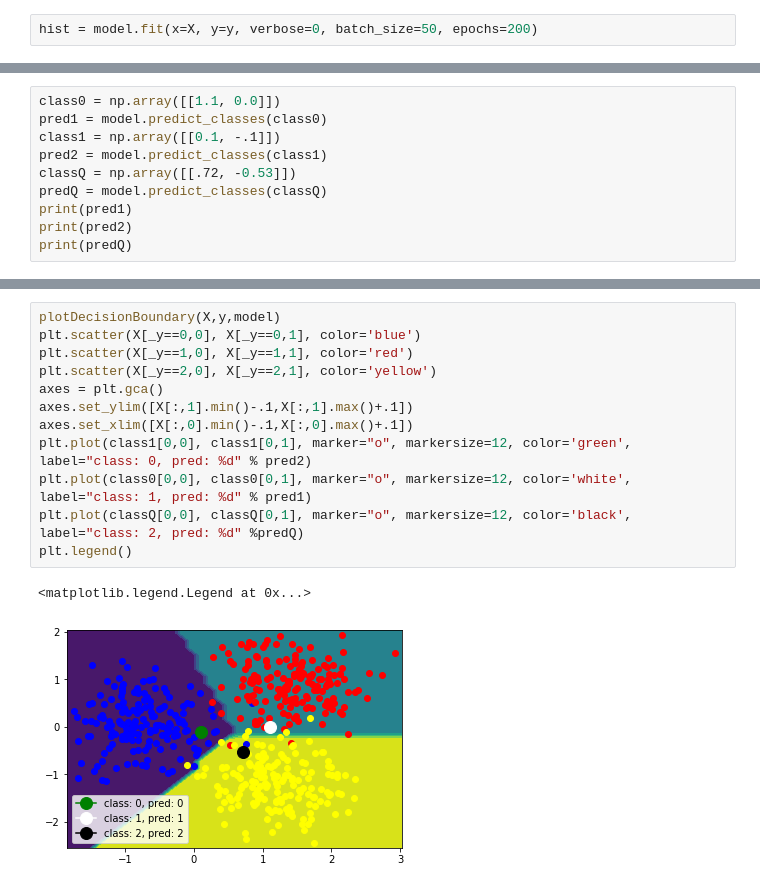
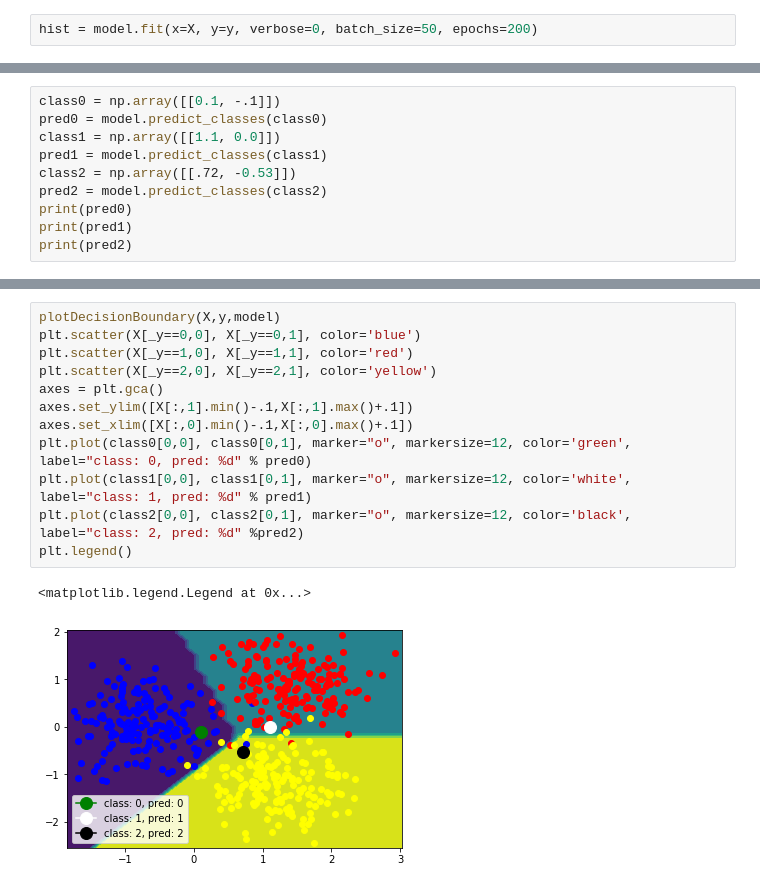
Before and after one commit to darrahts/deeplearning, a Jupyter notebook: kerasMulti.ipynb, the cells around one changed output, grey strips where cells are left out. Saved outputs shown, nothing was run; the diff lists cells and outputs as text.

```diff
--- a/kerasMulti.ipynb
+++ b/kerasMulti.ipynb
@@ -94,11 +112,11 @@ dict_keys(['loss', 'acc'])
 # %%
-class0 = np.array([[1.1, 0.0]])
-pred1 = model.predict_classes(class0)
-class1 = np.array([[0.1, -.1]])
-pred2 = model.predict_classes(class1)
-classQ = np.array([[.72, -0.53]])
-predQ = model.predict_classes(classQ)
+class0 = np.array([[0.1, -.1]])
+pred0 = model.predict_classes(class0)
+class1 = np.array([[1.1, 0.0]])
+pred1 = model.predict_classes(class1)
+class2 = np.array([[.72, -0.53]])
+pred2 = model.predict_classes(class2)
+print(pred0)
 print(pred1)
 print(pred2)
-print(predQ)
 # %% [output]
@@ -110,15 +131,15 @@ print(predQ)
 # %%
 plotDecisionBoundary(X,y,model)
 plt.scatter(X[_y==0,0], X[_y==0,1], color='blue')
 plt.scatter(X[_y==1,0], X[_y==1,1], color='red')
 plt.scatter(X[_y==2,0], X[_y==2,1], color='yellow')
 axes = plt.gca()
 axes.set_ylim([X[:,1].min()-.1,X[:,1].max()+.1])
 axes.set_xlim([X[:,0].min()-.1,X[:,0].max()+.1])
-plt.plot(class1[0,0], class1[0,1], marker="o", markersize=12, color='green', label="class: 0, pred: %d" % pred2)
-plt.plot(class0[0,0], class0[0,1], marker="o", markersize=12, color='white', label="class: 1, pred: %d" % pred1)
-plt.plot(classQ[0,0], classQ[0,1], marker="o", markersize=12, color='black', label="class: 2, pred: %d" %predQ)
+plt.plot(class0[0,0], class0[0,1], marker="o", markersize=12, color='green', label="class: 0, pred: %d" % pred0)
+plt.plot(class1[0,0], class1[0,1], marker="o", markersize=12, color='white', label="class: 1, pred: %d" % pred1)
+plt.plot(class2[0,0], class2[0,1], marker="o", markersize=12, color='black', label="class: 2, pred: %d" %pred2)
 plt.legend()
 # %% [output]
 <matplotlib.legend.Legend at 0x...>
-[figure, old version]
+[figure, new version]
```
Also changed, not shown: parts of 16 cells of this notebook.
